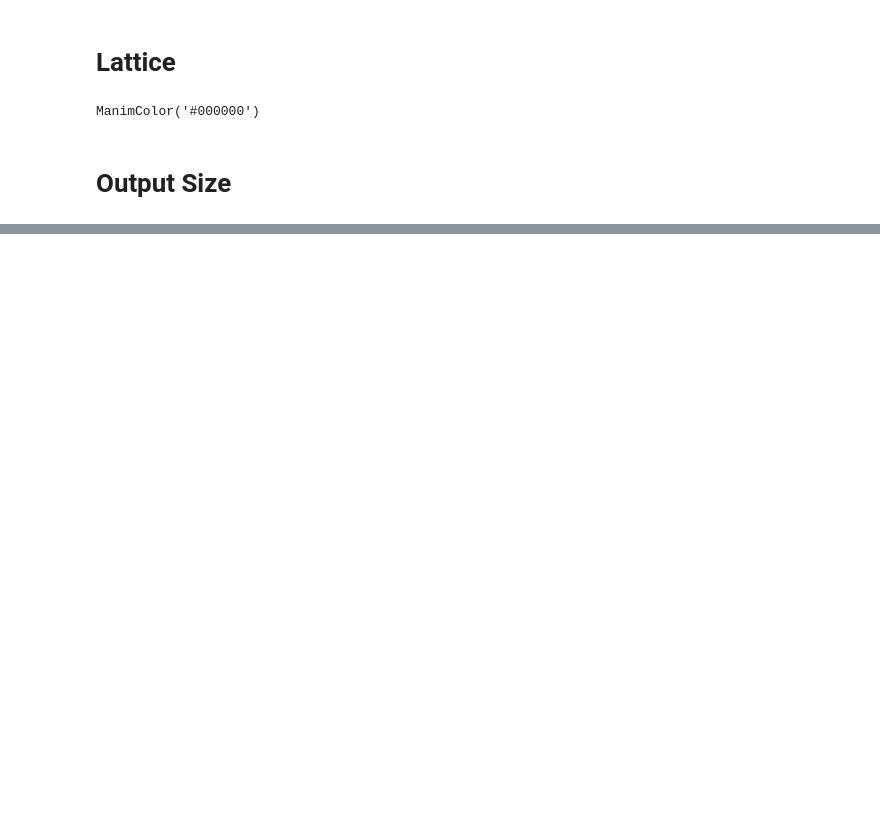
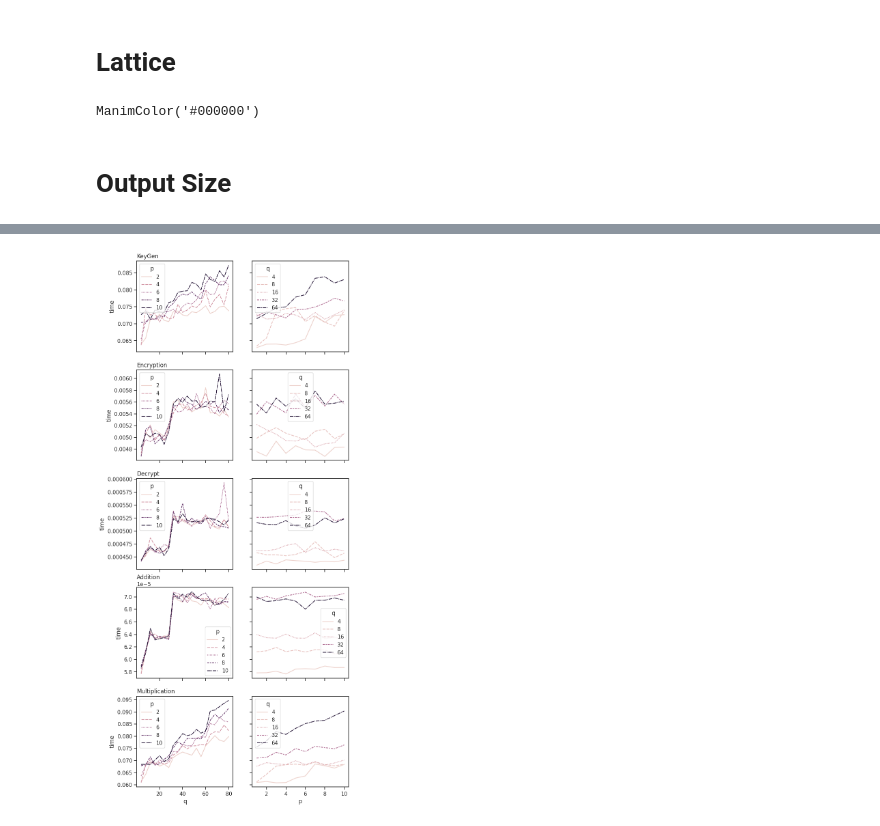
Before and after one commit to PascalStehling/MasterThesis, a Jupyter notebook: Code/Vis.ipynb, the cells around one changed output, grey strips where cells are left out. Cells and saved outputs as stored; diff of their text form; code cells hidden in the pictures; blank space fills up the shorter version.

```diff
--- a/Code/Vis.ipynb
+++ b/Code/Vis.ipynb
@@ -136,0 +230,12 @@ grid.add_legend(title='Poly-Rank d')
+# %%
+sns.set_theme(style="ticks")
+rows = qp_df["method"].unique()
+fig, axs = plt.subplots(ncols=2, nrows=len(rows), figsize=(8,4*len(rows)), sharex="col", sharey="row")
+vals = [2**i for i in range(7)]
+for row, method in zip(axs, rows):
+    sub_df = qp_df.loc[qp_df["method"] == method].drop(columns=["method"]).groupby(["n", "d", "p", "q"]).median().reset_index()
+    row[0].set_title(method, loc="left")
+    sns.lineplot(sub_df.loc[sub_df.p.isin([i*2 for i in range(7)])], x="q", y="time", ax=row[0], style="p", hue="p")
+    sns.lineplot(sub_df.loc[sub_df.q.isin([2**i for i in range(7)])], x="p", y="time", ax=row[1], style="q", hue="q")
+# %% [output]
+[figure, added]
```
Also changed, not shown: parts of 14 cells of this notebook, 2 other files.
